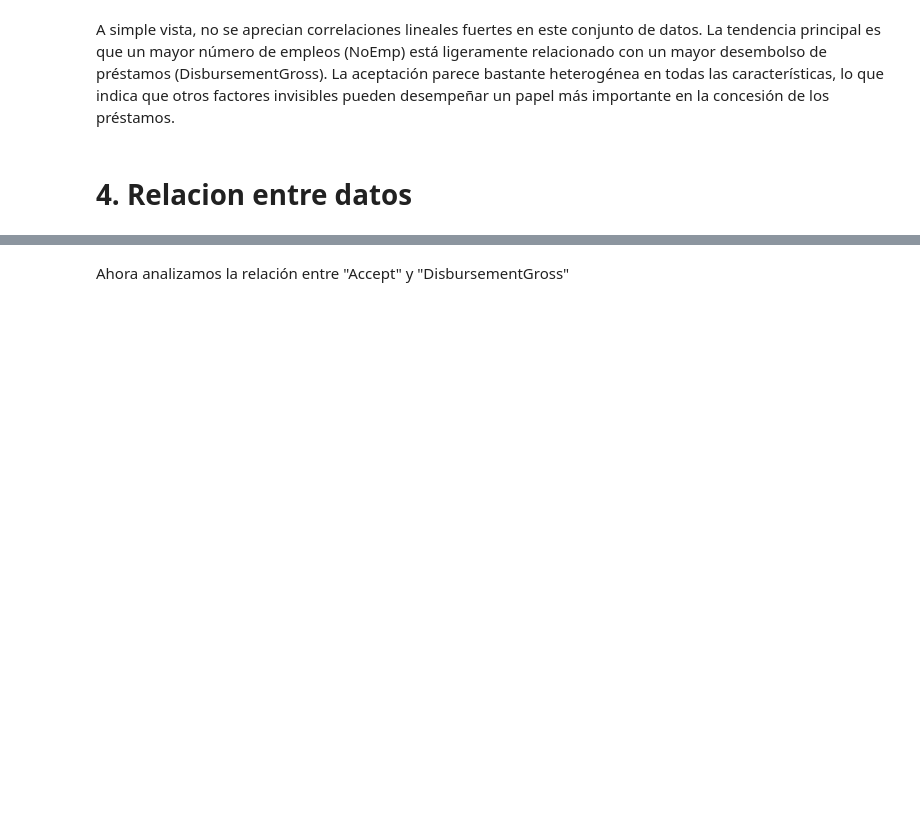
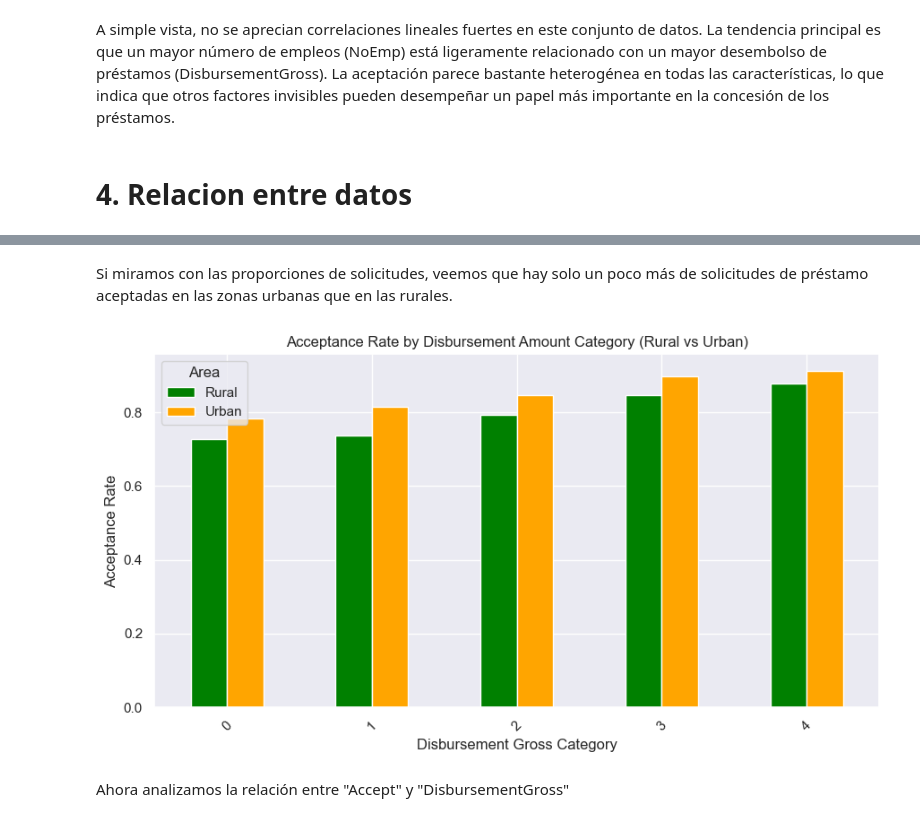
Before and after one commit to Tehedor/Reto1_ML-ABID, a Jupyter notebook: 2_Visualizacion.ipynb, the cells around one changed output, grey strips where cells are left out. Drawn from its saved outputs; the diff is of its cells as text; code cells hidden in the pictures; blank space fills up the shorter version.

```diff
--- a/2_Visualizacion.ipynb
+++ b/2_Visualizacion.ipynb
@@ -75,3 +90,25 @@ Podemos ver que hay más solicitudes de préstamo aceptadas en las zonas urbanas
+# %% [markdown]
+Si miramos con las proporciones de solicitudes, veemos que hay solo un poco más de solicitudes de préstamo aceptadas en las zonas urbanas que en las rurales.
+# %%
+accept_rate = (
+    df.groupby(['DisbursementGross_Grouped_cod', 'UrbanRural_Binary'])['Accept']
+    .mean()
+    .unstack()
+)
+
+accept_rate.columns = ['Rural', 'Urban']
+
+ax = accept_rate.plot(kind='bar', color=['green', 'orange'], figsize=(9, 5))
+
+ax.set_title("Acceptance Rate by Disbursement Amount Category (Rural vs Urban)")
+ax.set_ylabel("Acceptance Rate")
+ax.set_xlabel("Disbursement Gross Category")
+ax.legend(title="Area")
+plt.xticks(rotation=45)
+plt.tight_layout()
+plt.show()
+# %% [output]
+[figure, added]
 # %% [markdown]
 Ahora analizamos la relación entre "Accept" y "DisbursementGross"
 # %%
```
Also changed, not shown: parts of 16 cells of this notebook.
